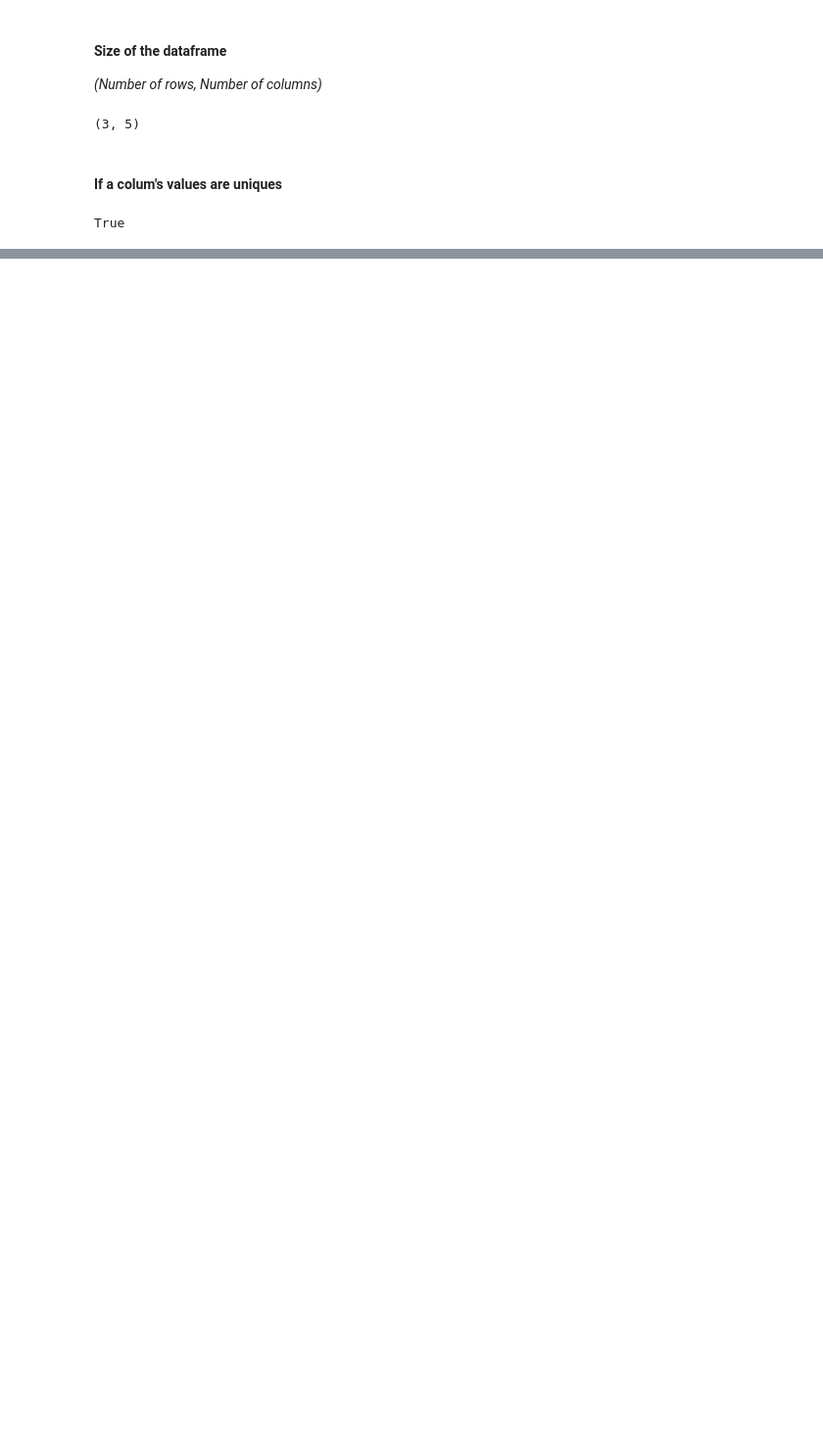
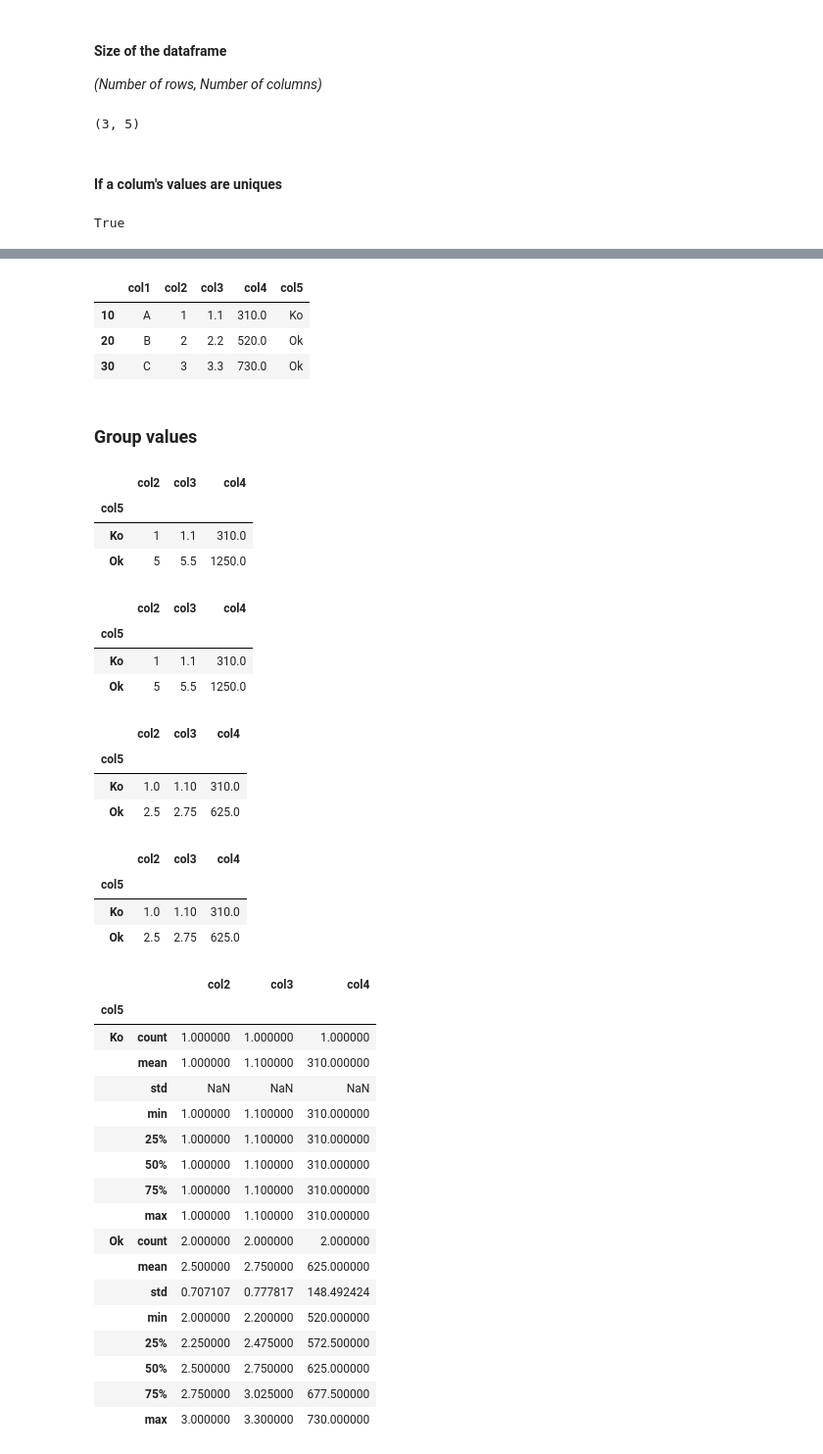
Before and after one commit to antitoine/ADAEFPL-Tips, a Jupyter notebook: 00 - General.ipynb, the cells around one changed output, grey strips where cells are left out. Shown at 98% size. Cells and saved outputs as stored; diff of their text form; code cells hidden in the pictures; blank space fills up the shorter version.

```diff
--- a/00 - General.ipynb
+++ b/00 - General.ipynb
@@ -373,3 +403,62 @@ True
+# %%
+df['col5'] = df['col5'].fillna('Ko')
+df.head()
+# %% [output]
+|  | col1 | col2 | col3 | col4 | col5 |
+| 10 | A | 1 | 1.1 | 310.0 | Ko |
+| 20 | B | 2 | 2.2 | 520.0 | Ok |
+| 30 | C | 3 | 3.3 | 730.0 | Ok |
+# %% [markdown]
+### Group values
+# %%
+df.groupby('col5').sum()
+# %% [output]
+|  | col2 | col3 | col4 |
+| col5 |  |  |  |
+| Ko | 1 | 1.1 | 310.0 |
+| Ok | 5 | 5.5 | 1250.0 |
+# %%
+df.groupby('col5').agg(np.sum).head()
+# %% [output]
+|  | col2 | col3 | col4 |
+| col5 |  |  |  |
+| Ko | 1 | 1.1 | 310.0 |
+| Ok | 5 | 5.5 | 1250.0 |
+# %%
+df.groupby('col5').mean()
+# %% [output]
+|  | col2 | col3 | col4 |
+| col5 |  |  |  |
+| Ko | 1.0 | 1.10 | 310.0 |
+| Ok | 2.5 | 2.75 | 625.0 |
+# %%
+df.groupby('col5').median()
+# %% [output]
+|  | col2 | col3 | col4 |
+| col5 |  |  |  |
+| Ko | 1.0 | 1.10 | 310.0 |
+| Ok | 2.5 | 2.75 | 625.0 |
+# %%
+df.groupby('col5').describe()
+# %% [output]
+|  |  | col2 | col3 | col4 |
+| col5 |  |  |  |  |
+| Ko | count | 1.000000 | 1.000000 | 1.000000 |
+|  | mean | 1.000000 | 1.100000 | 310.000000 |
+|  | std | NaN | NaN | NaN |
+|  | min | 1.000000 | 1.100000 | 310.000000 |
+|  | 25% | 1.000000 | 1.100000 | 310.000000 |
+|  | 50% | 1.000000 | 1.100000 | 310.000000 |
+|  | 75% | 1.000000 | 1.100000 | 310.000000 |
+|  | max | 1.000000 | 1.100000 | 310.000000 |
+| Ok | count | 2.000000 | 2.000000 | 2.000000 |
+|  | mean | 2.500000 | 2.750000 | 625.000000 |
+|  | std | 0.707107 | 0.777817 | 148.492424 |
+|  | min | 2.000000 | 2.200000 | 520.000000 |
+|  | 25% | 2.250000 | 2.475000 | 572.500000 |
+|  | 50% | 2.500000 | 2.750000 | 625.000000 |
+|  | 75% | 2.750000 | 3.025000 | 677.500000 |
+|  | max | 3.000000 | 3.300000 | 730.000000 |
 # %%
 from itertools import count
 for i, (name, group) in zip(count(1), df.groupby('col5')):
```
Also changed, not shown: parts of 20 cells of this notebook, 1 other file.
